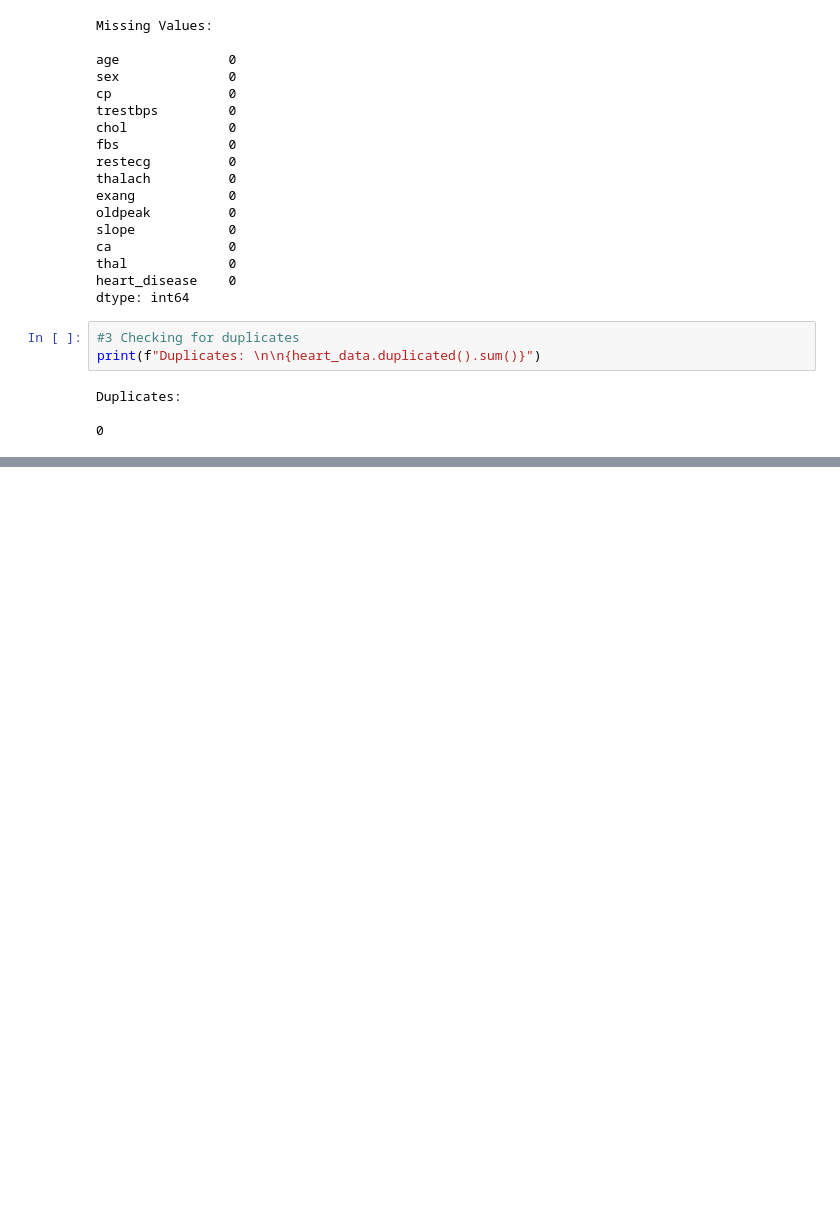
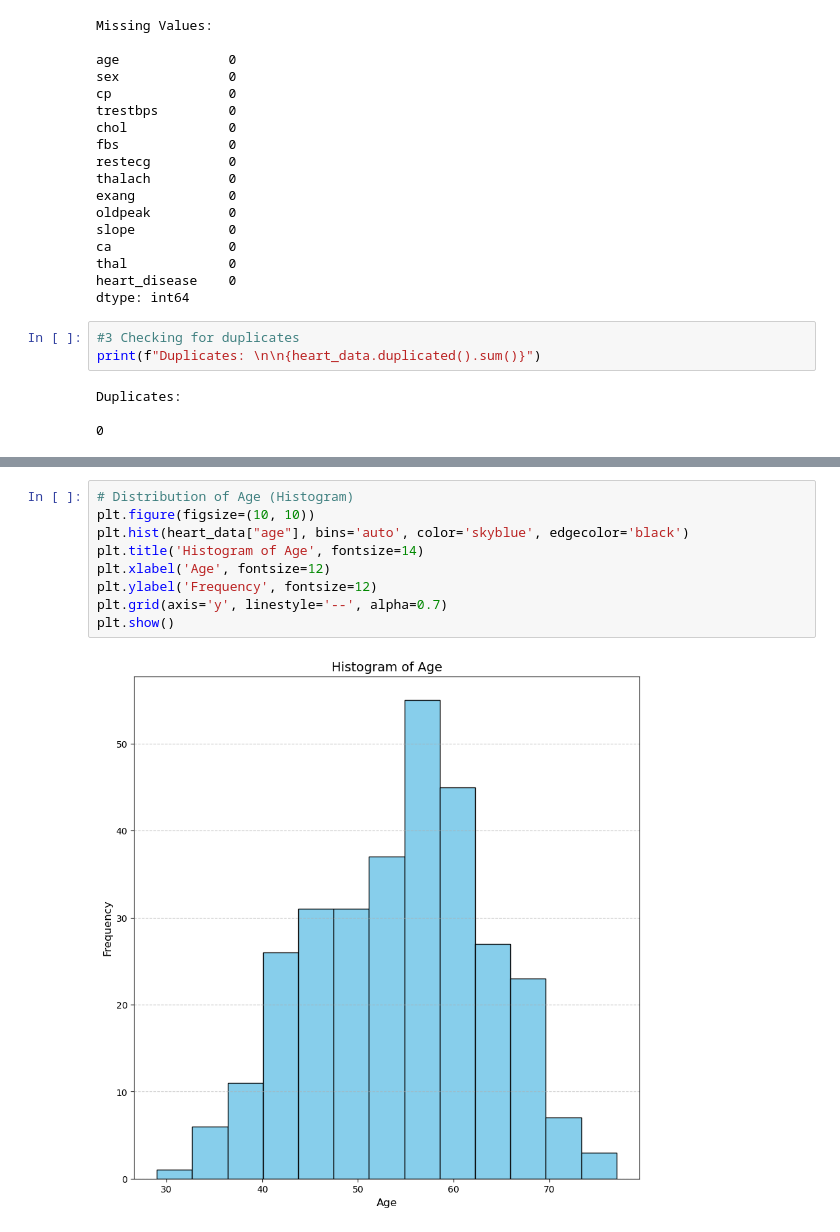
Before and after one commit to AndrewMarfo/Health-EDA, a Jupyter notebook: Health-EDA.ipynb, the cells around one changed output, grey strips where cells are left out. Saved outputs shown, nothing was run; the diff lists cells and outputs as text; blank space fills up the shorter version.

```diff
--- a/Health-EDA.ipynb
+++ b/Health-EDA.ipynb
@@ -122,0 +130,11 @@ Duplicates:
+# %%
+# Distribution of Age (Histogram)
+plt.figure(figsize=(10, 10))
+plt.hist(heart_data["age"], bins='auto', color='skyblue', edgecolor='black')
+plt.title('Histogram of Age', fontsize=14)
+plt.xlabel('Age', fontsize=12)
+plt.ylabel('Frequency', fontsize=12)
+plt.grid(axis='y', linestyle='--', alpha=0.7)
+plt.show()
+# %% [output]
+[figure, added]
```
Also changed, not shown: parts of 7 cells of this notebook, 1 other file.
